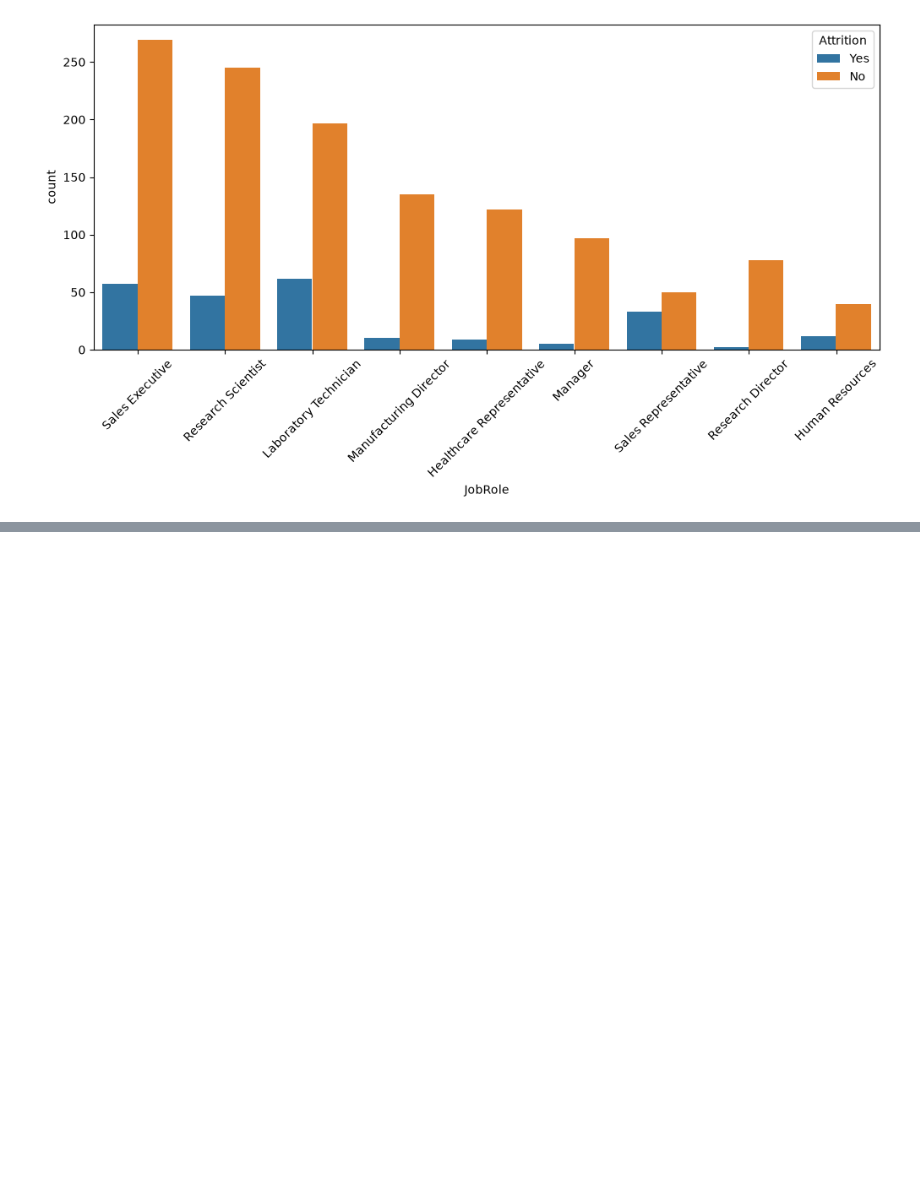
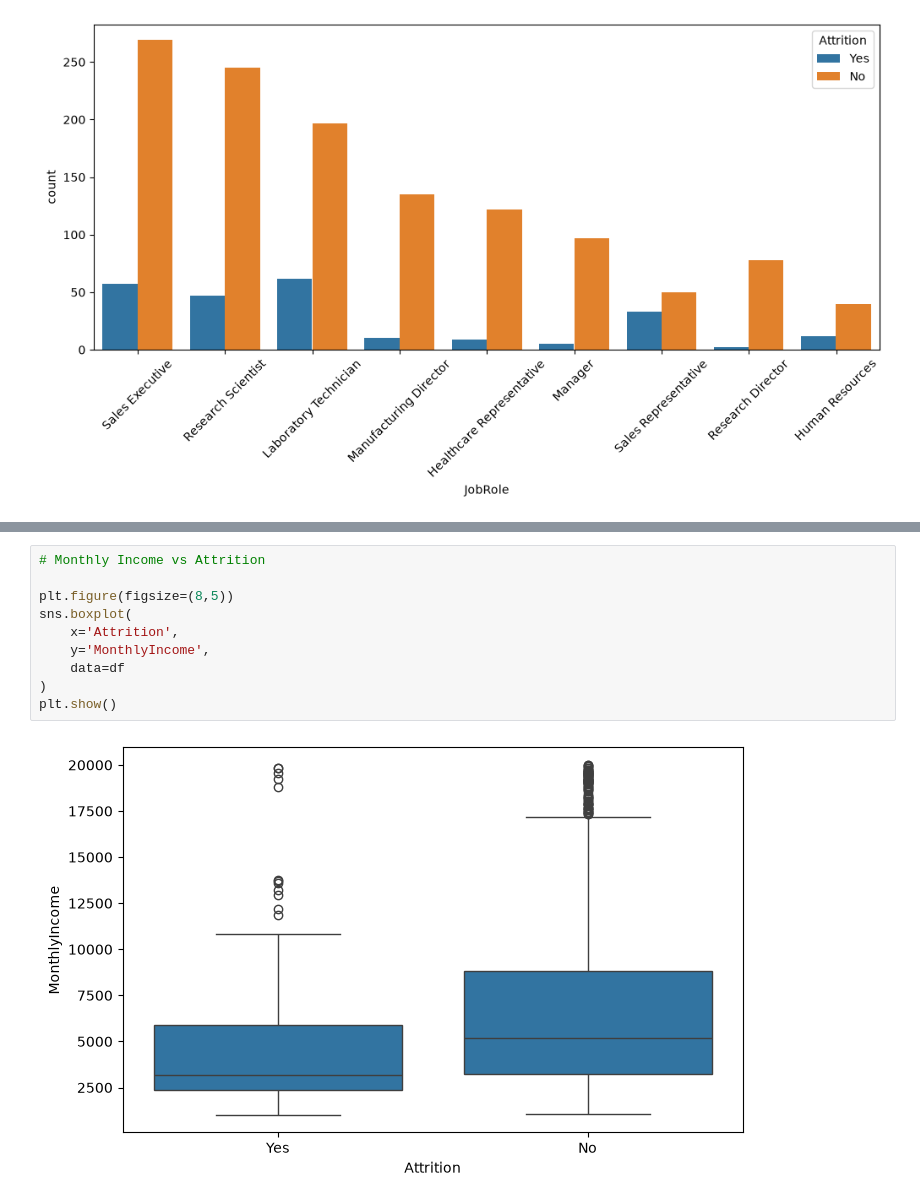
Before and after one commit to shubhamsinha21/Employee-Attrition-Intelligence-System, a Jupyter notebook: HR_Employee_Attrition_ANN.ipynb, the cells around one changed output, grey strips where cells are left out. Saved outputs shown, nothing was run; the diff lists cells and outputs as text; blank space fills up the shorter version.

```diff
--- a/HR_Employee_Attrition_ANN.ipynb
+++ b/HR_Employee_Attrition_ANN.ipynb
@@ -221,0 +234,12 @@ plt.show()
+# %%
+# Monthly Income vs Attrition
+
+plt.figure(figsize=(8,5))
+sns.boxplot(
+    x='Attrition',
+    y='MonthlyIncome',
+    data=df
+)
+plt.show()
+# %% [output]
+[figure, added]
```
Also changed, not shown: parts of 2 cells of this notebook.
